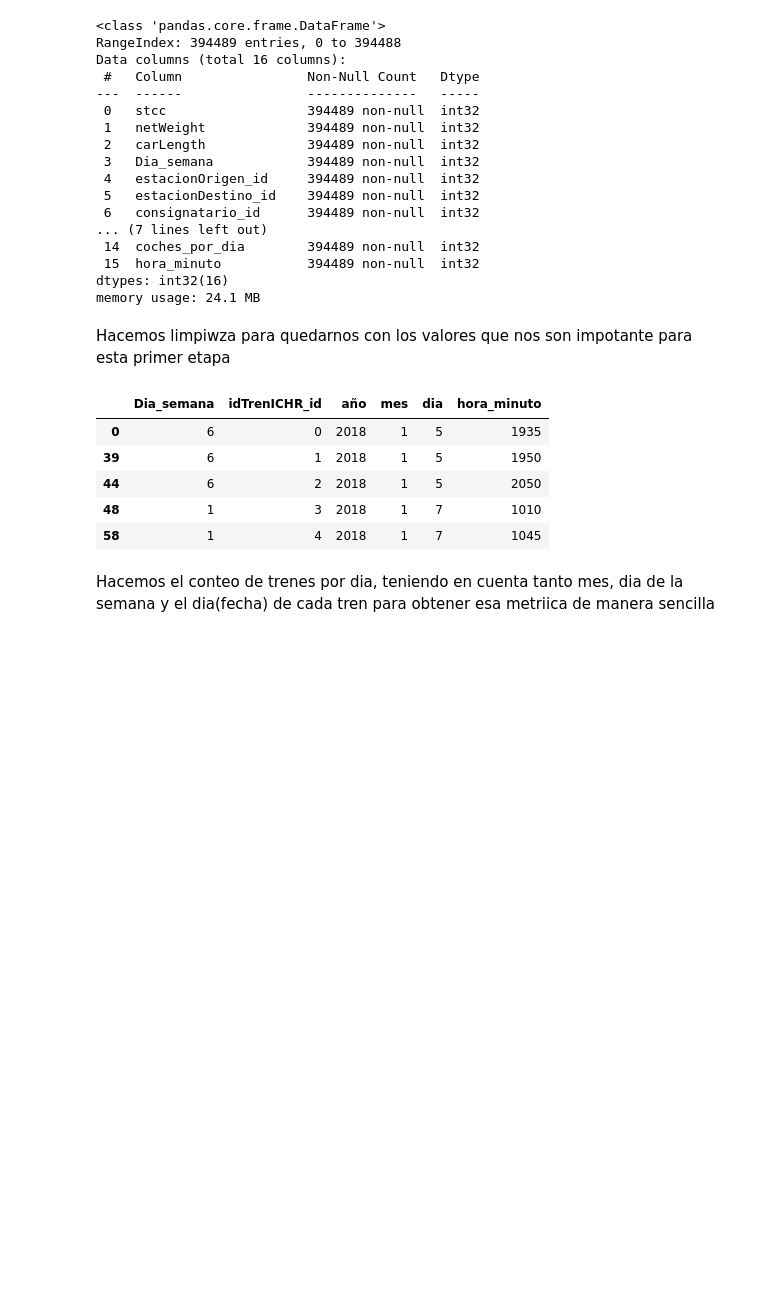
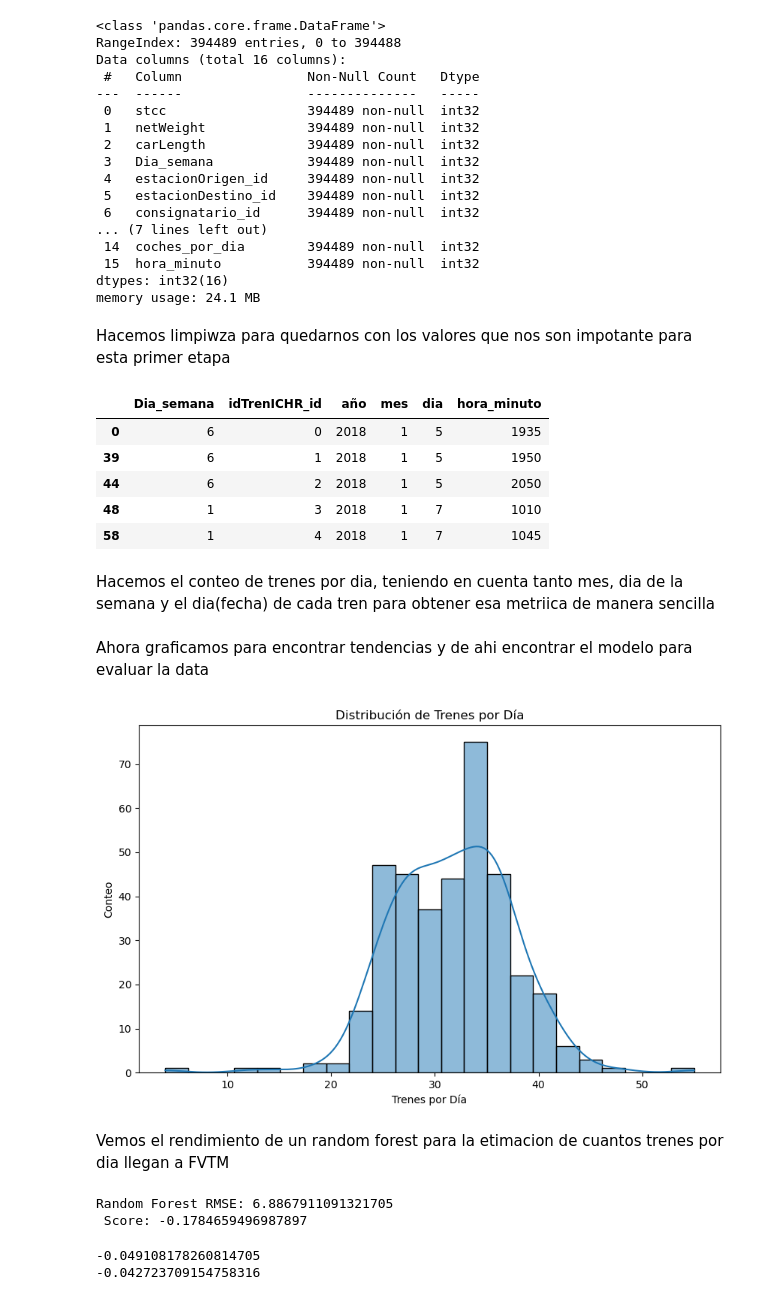
Before and after one commit to BrunoFerrovalle/Modelo_Llegadas, a Jupyter notebook: how_many_trains.ipynb, the cells around one changed output. Saved outputs shown, nothing was run; the diff lists cells and outputs as text; code cells hidden in the pictures; blank space fills up the shorter version.

Commit message:
Primer intento de seleccion de modelo

```diff
--- a/how_many_trains.ipynb
+++ b/how_many_trains.ipynb
@@ -56,3 +61,47 @@ Hacemos el conteo de trenes por dia, teniendo en cuenta tanto mes, dia de la sem
 df_count = df_clean.groupby(['dia', 'mes', 'Dia_semana',"año"]).size().reset_index(name='trainsxday')
 df_count.head()
 df_count.to_csv("./trainsXday/trainsXday.csv", index=False)
+# %% [markdown]
+Ahora graficamos para encontrar tendencias y de ahi encontrar el modelo para evaluar la data
+# %%
+# Histogram of 'coches_por_dia'
+plt.figure(figsize=(10, 6))
+sns.histplot(df_count['trainsxday'], kde=True)
+plt.title('Distribución de Trenes por Día')
+plt.xlabel('Trenes por Día')
+plt.ylabel('Conteo')
+plt.show()
+# %% [output]
+[figure, added]
+# %% [markdown]
+Vemos el rendimiento de un random forest para la etimacion de cuantos trenes por dia llegan a FVTM
+# %%
+# Variables predictoras y variable objetivo
+X = df_count[['año', 'mes', 'dia', 'Dia_semana']]
+y = df_count['trainsxday']
+
+X_train, X_test, y_train, y_test = train_test_split(X, y, test_size=0.2)
+
+# Entrenamiento y evaluación de Random Forest
+rf_model = RandomForestRegressor(max_depth= None, min_samples_split=2, random_state=0)
+rf_model.fit(X_train, y_train)
+y_pred_rf = rf_model.predict(X_test)
+mse_rf = mean_squared_error(y_test, y_pred_rf)
+rmse_rf = mse_rf ** 0.5
+train_score = rf_model.score(X_test,y_test)
+print(f'Random Forest RMSE: {rmse_rf}\n Score: {train_score}')
+# %% [output]
+Random Forest RMSE: 6.8867911091321705
+ Score: -0.1784659496987897
+# %%
+from sklearn import linear_model
+
+ols = linear_model.LinearRegression()
+try1 = linear_model.BayesianRidge()
+try1.fit(X_train,y_train)
+ols.fit(X_train,y_train)
+print(ols.score(X_test,y_test))
+print(try1.score(X_test,y_test))
+# %% [output]
+-0.049108178260814705
+-0.042723709154758316
```
Also changed, not shown: parts of 1 cell of this notebook.
